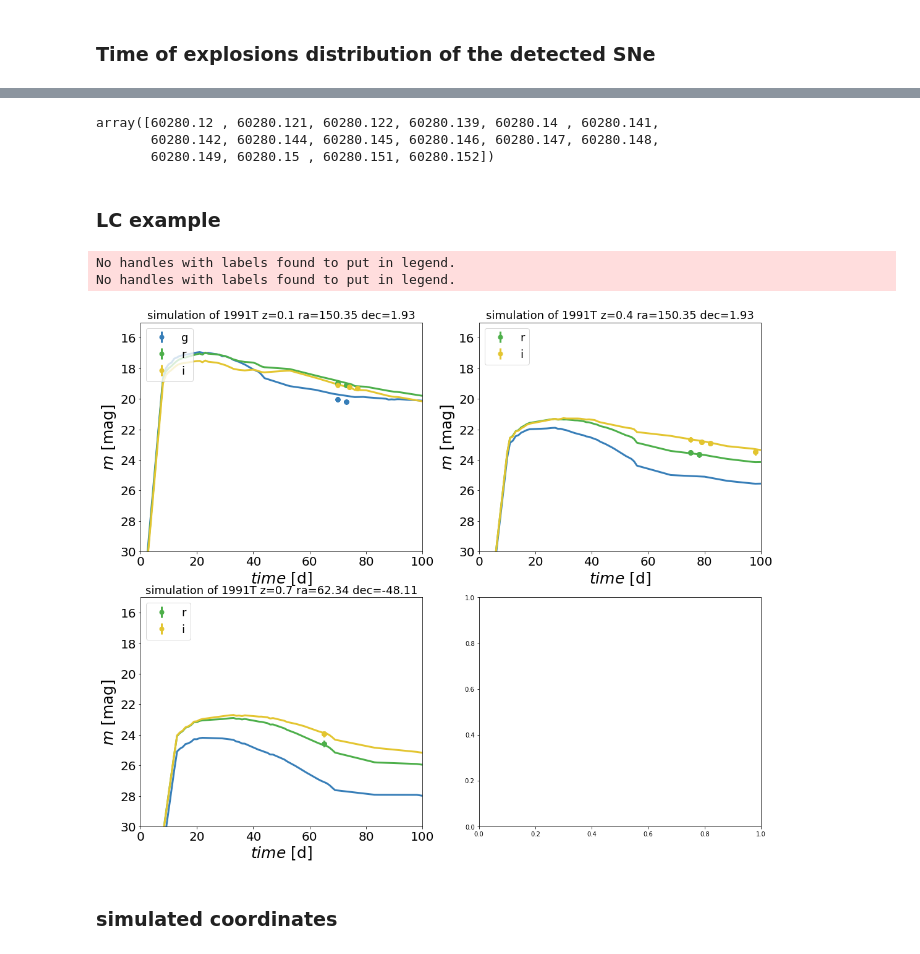
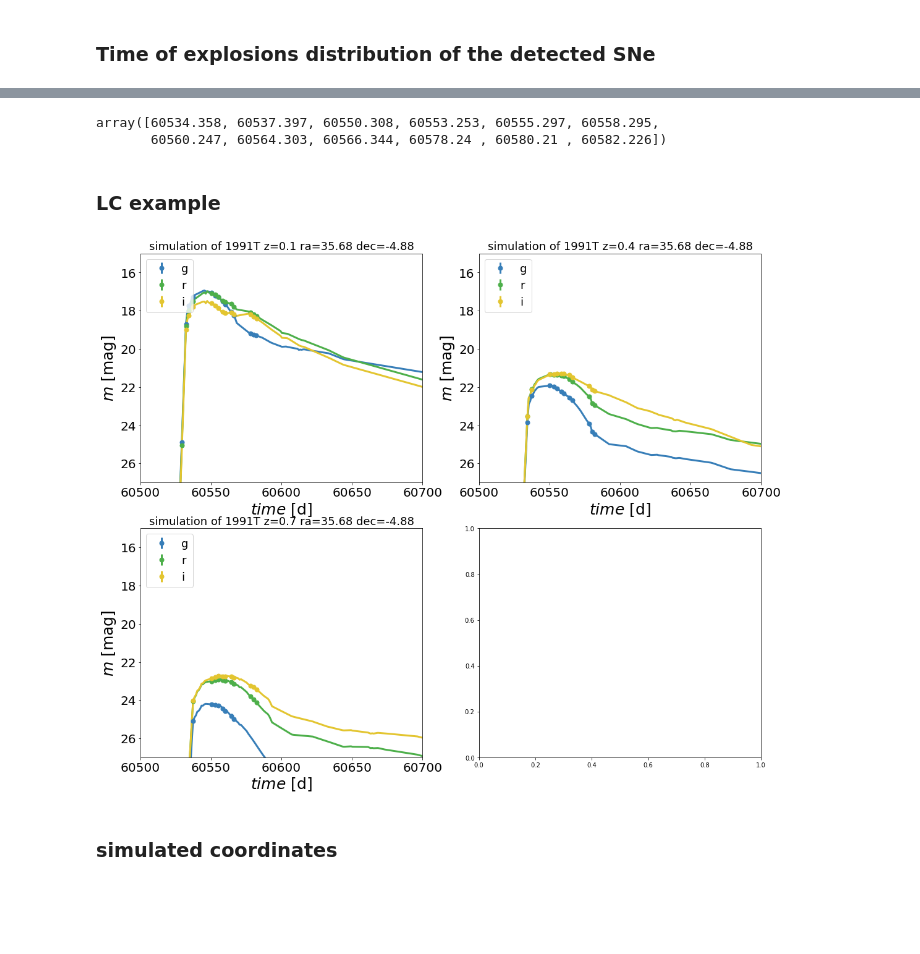
Before and after one commit to FabioRagosta/LSSTmetrics, a Jupyter notebook: SNRateMetric-DDF.ipynb, the cells around one changed output, grey strips where cells are left out. Saved outputs shown, nothing was run; the diff lists cells and outputs as text; code cells hidden in the pictures; blank space fills up the shorter version.

```diff
--- a/SNRateMetric-DDF.ipynb
+++ b/SNRateMetric-DDF.ipynb
@@ -729,7 +831,9 @@ lc_list[10:20]
 # %%
 obs={l:{}for l in lc_list}
 coo = {l:[]for l in lc_list}
+expl = []
 for lobs in obs.keys():
+    expl.append(float(lobs.split('_')[-2]))
     f= open(lobs,'r')
     r= f.read()
     l =r.split('\n')
@@ -751,9 +855,3 @@ for lobs in obs.keys():
     obs[lobs].update({z:{'epoch':np.array(e_obs),
                       'mag':np.array(m_obs),
                       'mag_err':np.array(err_obs),'filter':np.array(f_obs),'coo': [ra,dec]}})
-# %%
-np.unique(obs['LC_DDF/LSST_1990N_z=0.7_0_DDF.dat'][0.7]['epoch'])
-# %% [output]
-array([60280.12 , 60280.121, 60280.122, 60280.139, 60280.14 , 60280.141,
-       60280.142, 60280.144, 60280.145, 60280.146, 60280.147, 60280.148,
-       60280.149, 60280.15 , 60280.151, 60280.152])
@@ -763,35 +858,43 @@ e=[70,75,65]
+# %%
+filters=obs['LC_DDF/LSST_1991T_0.4_60524.33_DDF.dat'][0.4]['filter']=='r'
+obs['LC_DDF/LSST_1991T_0.4_60524.33_DDF.dat'][0.4]['epoch'][filters]
+# %% [output]
+array([60534.358, 60537.397, 60550.308, 60553.253, 60555.297, 60558.295,
+       60560.247, 60564.303, 60566.344, 60578.24 , 60580.21 , 60582.226])
+# %%
+llist=['LC_DDF/LSST_1991T_0.1_60524.33_DDF.dat','LC_DDF/LSST_1991T_0.4_60524.33_DDF.dat','LC_DDF/LSST_1991T_0.7_60524.33_DDF.dat']
 # %% [markdown]
 ### LC example
 # %%
 color = ['#377eb8','#4daf4a', '#e3c530']
 fig, axes = plt.subplots(2,2,figsize=(18,15))
 for i,axs in enumerate(axes.flatten()[0:3]):
     for j, f in enumerate(['g','r','i']):
         c=color[j]
-        z = float(llist[i].split('_')[3].split('=')[1])
+        z = float(llist[i].split('_')[3])
         filters=obs[llist[i]][z]['filter']==f
         mag =obs_template['magobs']['1991T'][z][f]
-        ph = obs_template['phobs']['1991T'][z][f]-obs_template['phobs']['1991T'][z][f][mag==max(mag)]
         maglc =obs[llist[i]][z]['mag'][filters]
         magerrlc =obs[llist[i]][z]['mag_err'][filters]
-        axs.plot(ph, mag,'-',lw=3,color=c)
+
         if np.size(obs[llist[i]][z]['epoch'][filters])>0:
-            phlc = obs[llist[i]][z]['epoch'][filters]-obs[llist[i]][z]['epoch'][filters][0]+e[i]
+            ph = obs_template['phobs']['1991T'][z][f]-obs_template['phobs']['1991T'][z][f][mag==max(mag)]+60524.33
+            phlc = obs[llist[i]][z]['epoch'][filters]#-obs[llist[i]][z]['epoch'][filters][0]+e[i]
             axs.errorbar(phlc, maglc,yerr=magerrlc,fmt='o',elinewidth=3,color=c,markersize=7,label=f)
+            axs.plot(ph, mag,'-',lw=3,color=c)
         axs.invert_yaxis()
-        axs.set_ylim([30,15])
-        axs.set_xlim([0,100])
+        axs.set_ylim([27,15])
+        axs.set_xlim([60500,60700])
         axs.set_xlabel(r'$time$ [d]',fontsize=25)
         axs.set_ylabel(r'$m$ [mag]',fontsize=25)
         axs.set_title(r'simulation of 1991T z={} ra={} dec={}'.format(z,
         np.round(obs[llist[i]][z]['coo'][0],2),np.round(obs[llist[i]][z]['coo'][1],2)),fontsize=18)
         axs.tick_params('both', labelsize=20)
     #if i ==0:
         axs.legend(loc=2,fontsize=18)
+plt.savefig('./lc_example.pdf')
 # %% [output]
-No handles with labels found to put in legend.
-No handles with labels found to put in legend.
-[figure, old version]
+[figure, new version]
 # %% [markdown]
 ### simulated coordinates
 # %%
```
Also changed, not shown: parts of 61 cells of this notebook.
